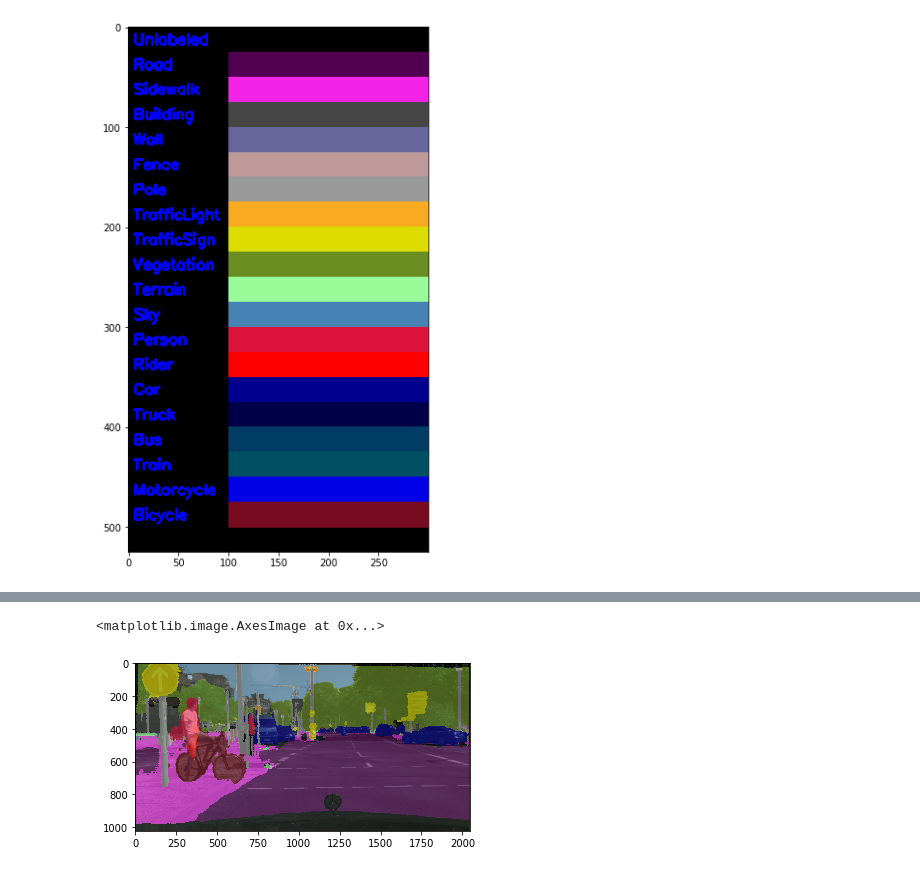
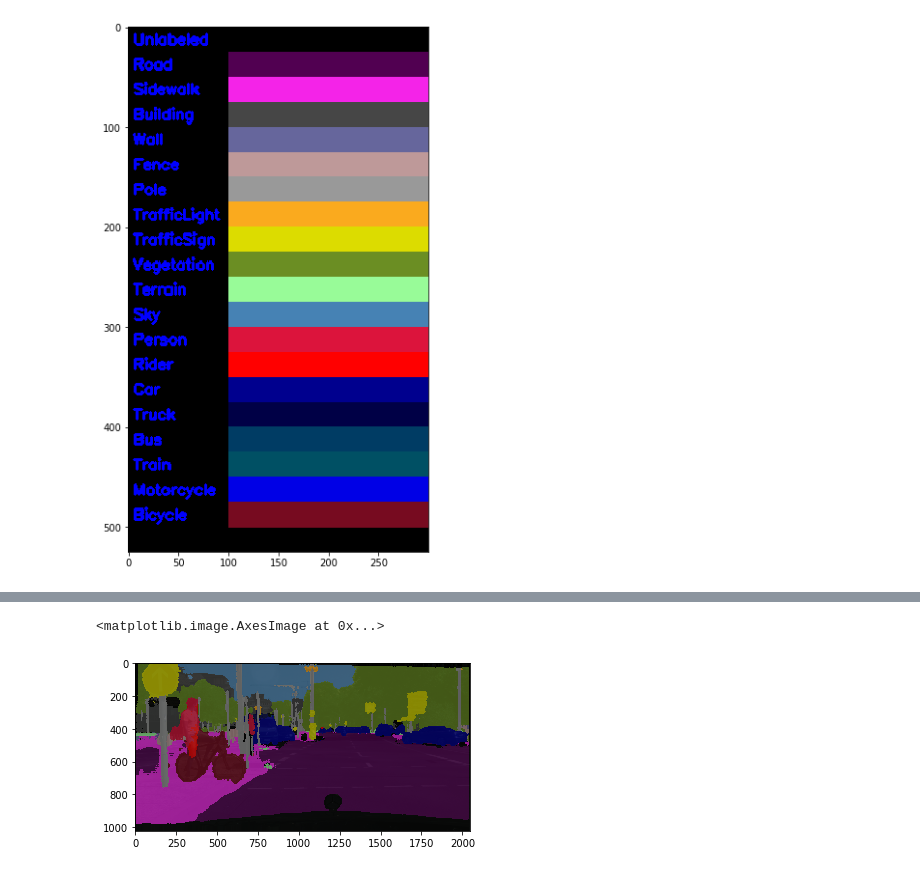
Before and after one commit to Mps24-7uk/Computer-Vision, a Jupyter notebook: Semantic Segmentation/Semantic Segmentation with opencv and E-net.ipynb, the cells around one changed output, grey strips where cells are left out. Cells and saved outputs as stored; diff of their text form; code cells hidden in the pictures.

```diff
--- a/Semantic Segmentation/Semantic Segmentation with opencv and E-net.ipynb
+++ b/Semantic Segmentation/Semantic Segmentation with opencv and E-net.ipynb
@@ -52,14 +55,13 @@ classMap = np.argmax(output[0], axis=0)
 mask = COLORS[classMap]
 # %%
 mask = cv2.resize(mask, (image.shape[1], image.shape[0]),interpolation=cv2.INTER_NEAREST)
-classMap = cv2.resize(classMap, (image.shape[1], image.shape[0]),interpolation=cv2.INTER_NEAREST)
 
 # perform a weighted combination of the input image with the mask to
 # form an output visualization
-output = ((0.4 * image) + (0.6 * mask)).astype("uint8")
+output = ((0.1 * image) + (0.6 * mask)).astype("uint8")
 
 # show the input and output images
 plt.imshow(output)
 # %% [output]
 <matplotlib.image.AxesImage at 0x...>
-[figure, old version]
+[figure, new version]
```
Also changed, not shown: parts of 3 cells of this notebook.
